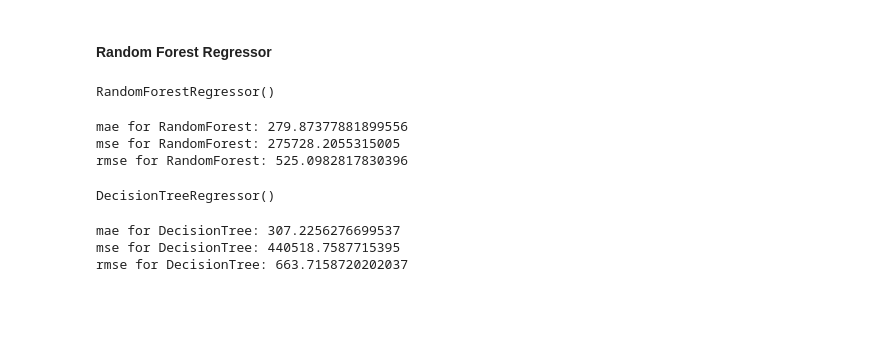
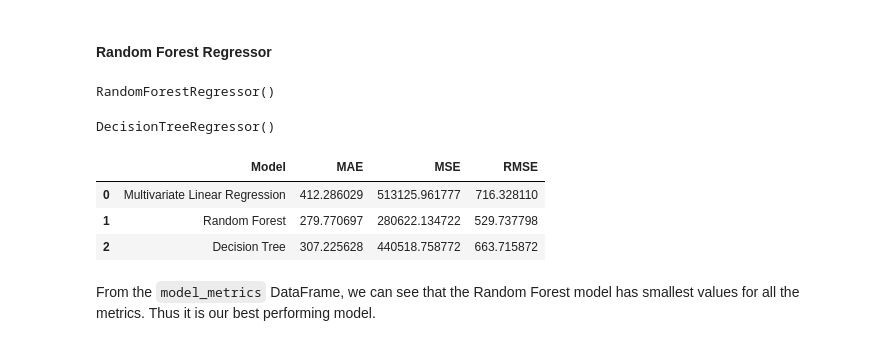
Before and after one commit to dnielleyp/Data-Analytics, a Jupyter notebook: rental-prices/02_Model.ipynb, the cells around one changed output. Saved outputs shown, nothing was run; the diff lists cells and outputs as text; code cells hidden in the pictures; blank space fills up the shorter version.

Commit message:
Documentation and metrics table

```diff
--- a/rental-prices/02_Model.ipynb
+++ b/rental-prices/02_Model.ipynb
@@ -108,6 +114,8 @@ X_train, X_test, y_train, y_test = train_test_split(X,y,
                                                     random_state = 808,
                                                     test_size=0.3,
                                                     shuffle = True)
+# %%
+model_metrics = pd.DataFrame(columns=['Model', 'MAE', 'MSE', 'RMSE'])
 # %% [markdown]
 #### Multivariate Linear Regression
 # %%
@@ -118,6 +126,8 @@ LinearRegression()
 # %%
 lr_pred = lin_regr.predict(X_test)
 # %%
-print(f"mae for LinearRegression: {metrics.mean_absolute_error(y_test, lr_pred)}")
-print(f"mse for LinearRegression: {metrics.mean_squared_error(y_test, lr_pred)}")
-print(f"rmse for LinearRegression: {np.sqrt(metrics.mean_squared_error(y_test, lr_pred))}")
+lr_metrics = pd.DataFrame({'Model': ['Multivariate Linear Regression'],
+                'MAE': [metrics.mean_absolute_error(y_test, lr_pred)],
+                'MSE': [metrics.mean_squared_error(y_test, lr_pred)],
+                'RMSE': [np.sqrt(metrics.mean_squared_error(y_test, lr_pred))]})
+model_metrics = pd.concat([model_metrics,lr_metrics], ignore_index = True)
@@ -135,13 +141,11 @@ RandomForestRegressor()
 # %%
 rf_regr_pred = rf_regr.predict(X_test)
 # %%
-print(f"mae for RandomForest: {metrics.mean_absolute_error(y_test, rf_regr_pred)}")
-print(f"mse for RandomForest: {metrics.mean_squared_error(y_test, rf_regr_pred)}")
-print(f"rmse for RandomForest: {np.sqrt(metrics.mean_squared_error(y_test, rf_regr_pred))}")
+rf_metrics = pd.DataFrame({'Model': ['Random Forest'],
+                'MAE': [metrics.mean_absolute_error(y_test, rf_regr_pred)],
+                'MSE': [metrics.mean_squared_error(y_test, rf_regr_pred)],
+                'RMSE': [np.sqrt(metrics.mean_squared_error(y_test, rf_regr_pred))]})
+model_metrics = pd.concat([model_metrics,rf_metrics], ignore_index = True)
-# %% [output]
-mae for RandomForest: 279.87377881899556
-mse for RandomForest: 275728.2055315005
-rmse for RandomForest: 525.0982817830396
 # %%
 dt_model = tree.DecisionTreeRegressor()
 dt_model.fit(X_train, y_train)
@@ -150,10 +154,18 @@ DecisionTreeRegressor()
 # %%
 dt_pred = dt_model.predict(X_test)
 # %%
-print(f"mae for DecisionTree: {metrics.mean_absolute_error(y_test, dt_pred)}")
-print(f"mse for DecisionTree: {metrics.mean_squared_error(y_test, dt_pred)}")
-print(f"rmse for DecisionTree: {np.sqrt(metrics.mean_squared_error(y_test, dt_pred))}")
+dt_metrics = pd.DataFrame({'Model': ['Decision Tree'],
+                'MAE': [metrics.mean_absolute_error(y_test, dt_pred)],
+                'MSE': [metrics.mean_squared_error(y_test, dt_pred)],
+                'RMSE': [np.sqrt(metrics.mean_squared_error(y_test, dt_pred))]})
+
+model_metrics = pd.concat([model_metrics,dt_metrics], ignore_index = True)
-# %% [output]
-mae for DecisionTree: 307.2256276699537
-mse for DecisionTree: 440518.7587715395
-rmse for DecisionTree: 663.7158720202037
+# %%
+model_metrics
+# %% [output]
+|  | Model | MAE | MSE | RMSE |
+| 0 | Multivariate Linear Regression | 412.286029 | 513125.961777 | 716.328110 |
+| 1 | Random Forest | 279.770697 | 280622.134722 | 529.737798 |
+| 2 | Decision Tree | 307.225628 | 440518.758772 | 663.715872 |
+# %% [markdown]
+From the `model_metrics` DataFrame, we can see that the Random Forest model has smallest values for all the metrics. Thus it is our best performing model.
```
Also changed, not shown: parts of 4 cells of this notebook.
